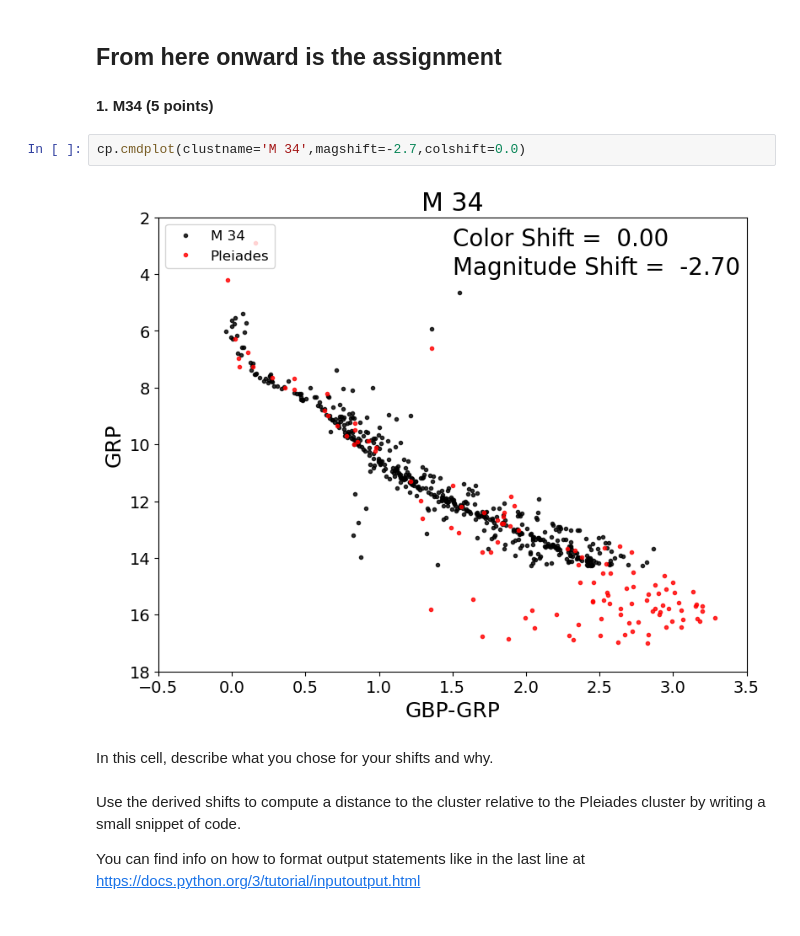
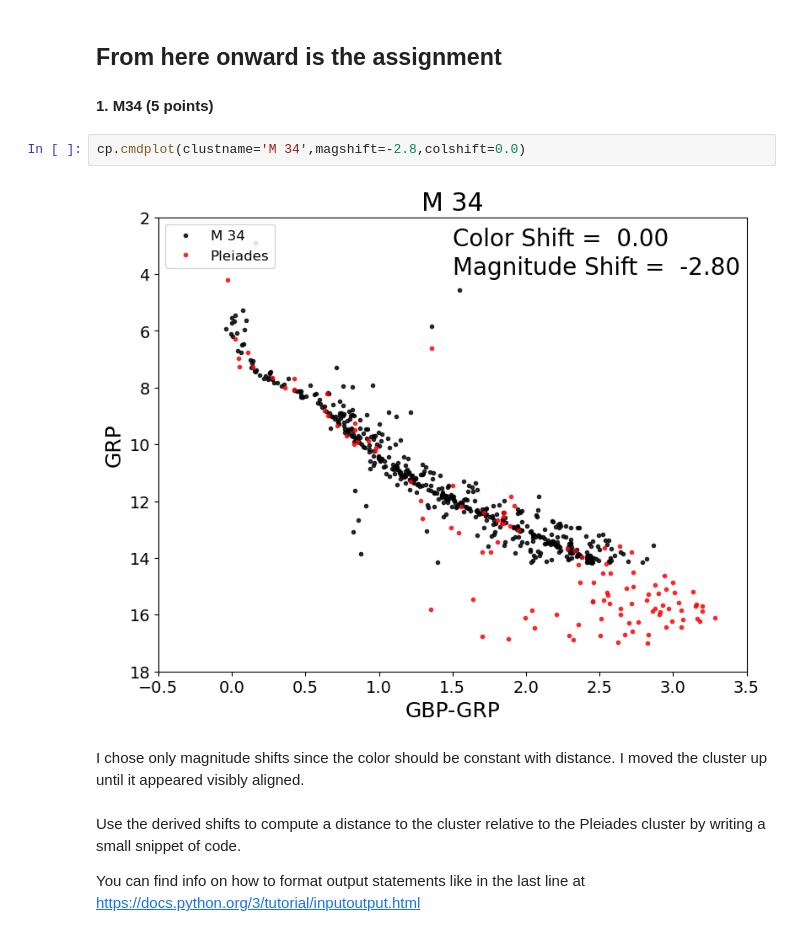
Before and after one commit to mikeweebs/CMD_distmod_student, a Jupyter notebook: cluster_plot_student.ipynb, the cells around one changed output. Cells and saved outputs as stored; diff of their text form.

```diff
--- a/cluster_plot_student.ipynb
+++ b/cluster_plot_student.ipynb
@@ -39,11 +40,11 @@ warnings.filterwarnings('ignore')
 
 #### 1. M34 (5 points)
 # %%
-cp.cmdplot(clustname='M 34',magshift=-2.7,colshift=0.0)
+cp.cmdplot(clustname='M 34',magshift=-2.8,colshift=0.0)
 # %% [output]
-[figure, old version]
+[figure, new version]
-# %% [markdown]
-In this cell, describe what you chose for your shifts and why.
+# %% [markdown]
+I chose only magnitude shifts since the color should be constant with distance. I moved the cluster up until it appeared visibly aligned.
 # %% [markdown]
 Use the derived shifts to compute a distance to the cluster relative to the Pleiades cluster by writing a small snippet of code.
 
```
Also changed, not shown: parts of 21 cells of this notebook.
